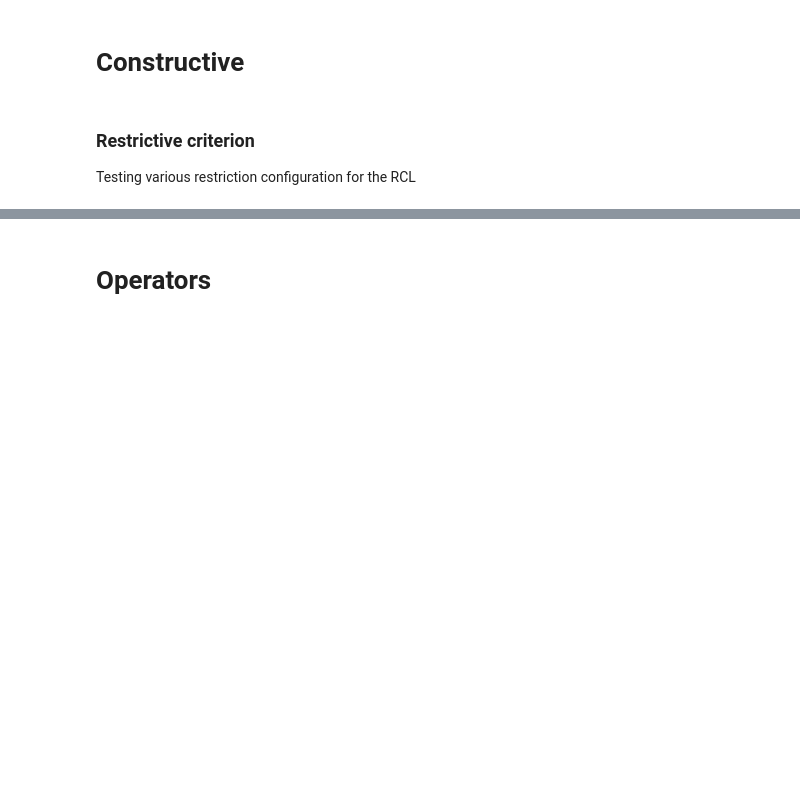
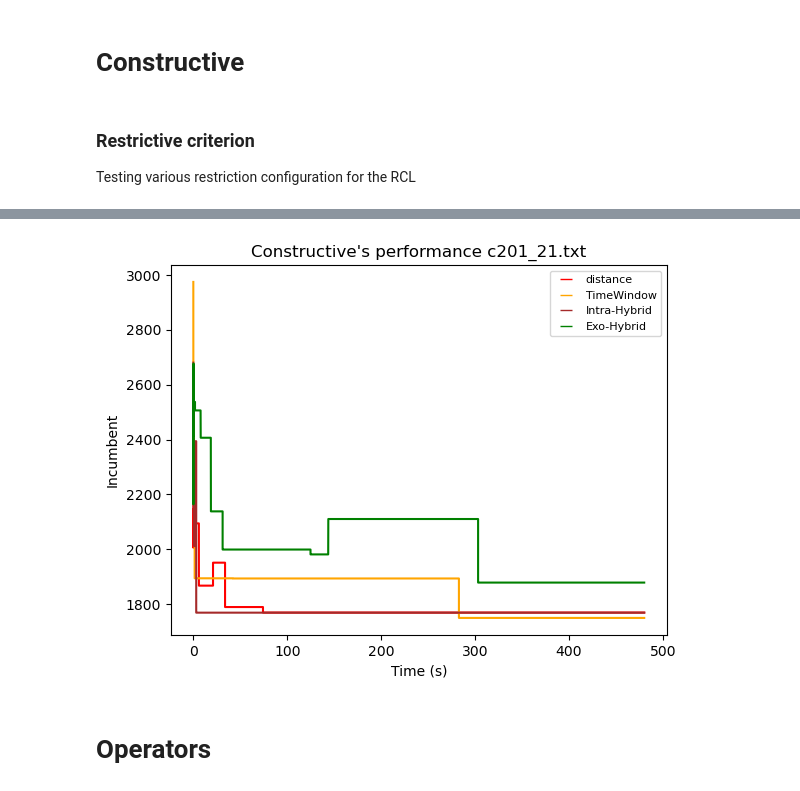
Before and after one commit to juanbeta98/E-CVRP-TW, a Jupyter notebook: Code/Visualizations.ipynb, the cells around one changed output, grey strips where cells are left out. Cells and saved outputs as stored; diff of their text form; code cells hidden in the pictures; blank space fills up the shorter version.

```diff
--- a/Code/Visualizations.ipynb
+++ b/Code/Visualizations.ipynb
@@ -55,6 +73,8 @@ print(f'time to find: {round(data_crit[instance][criterion][objective]["time to
 # %%
-instance = env.sizes['l'][6]
+instance = env.sizes['l'][9]
 plot.plot_const_performance(data_crit[instance],instance, objective = 'min_EV')
+# %% [output]
+[figure, added]
 # %%
 ##### Export data to Excel
 data = data_crit
```
Also changed, not shown: parts of 7 cells of this notebook, 1 other file.
